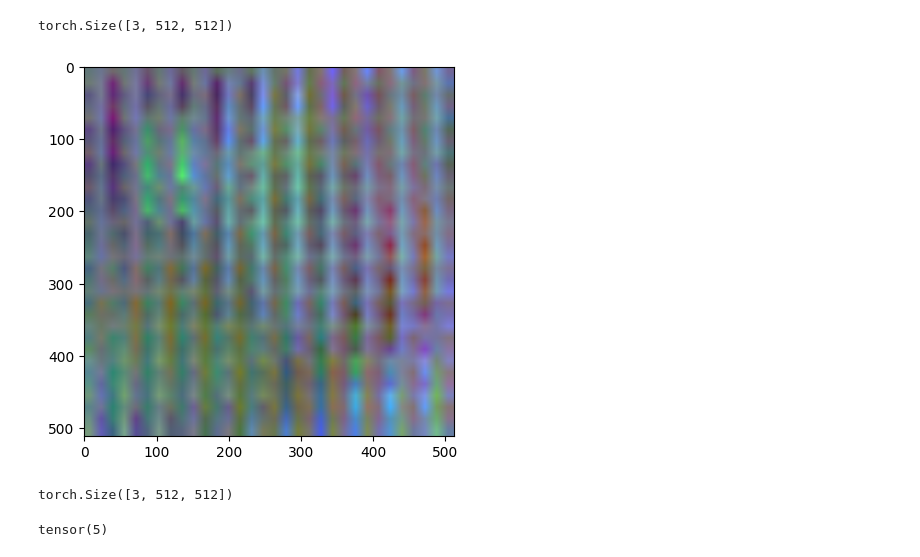
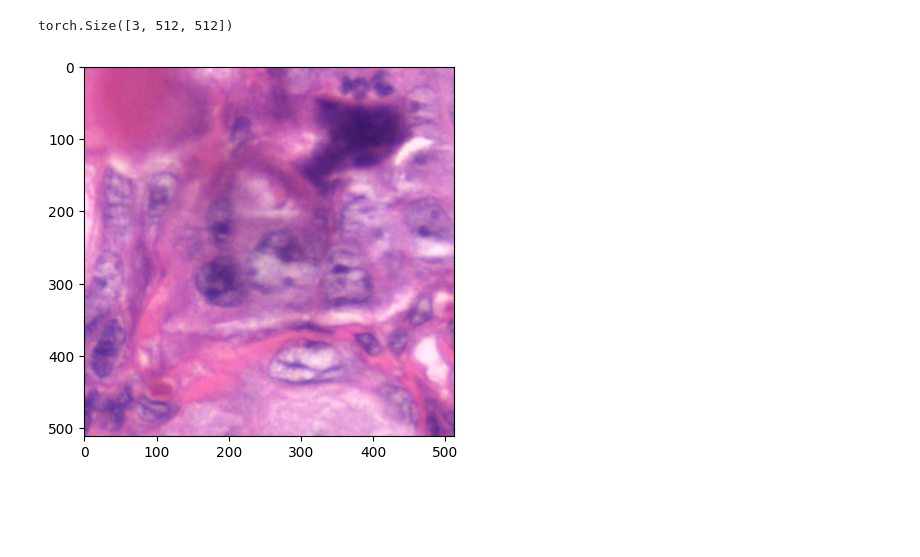
Before and after one commit to beamaia/cvae-clustering, a Jupyter notebook: notebooks/gm-vae.ipynb, the cells around one changed output. Drawn from its saved outputs; the diff is of its cells as text; code cells hidden in the pictures; blank space fills up the shorter version.

```diff
--- a/notebooks/gm-vae.ipynb
+++ b/notebooks/gm-vae.ipynb
@@ -285,0 +332,3 @@ torch.Size([2000, 32, 32, 3]) torch.Size([2000])
+# %%
+train_dataset = PNDBDataset("/content/data/train")
+test_dataset = PNDBDataset("/content/data/test")
@@ -388,5 +540,5 @@ torch.Size([3, 512, 512])
 # %%
-plt.imshow(test_dataset[0][0].T)
+plt.imshow(test_dataset[0][0].type(torch.uint8).T)
 plt.show()
 # %% [output]
-[figure, old version]
+[figure, new version]
@@ -396,8 +544,0 @@ target = y[0]
-# %%
-image.shape
-# %% [output]
-torch.Size([3, 512, 512])
-# %%
-target
-# %% [output]
-tensor(5)
```
Also changed, not shown: parts of 52 cells of this notebook.
